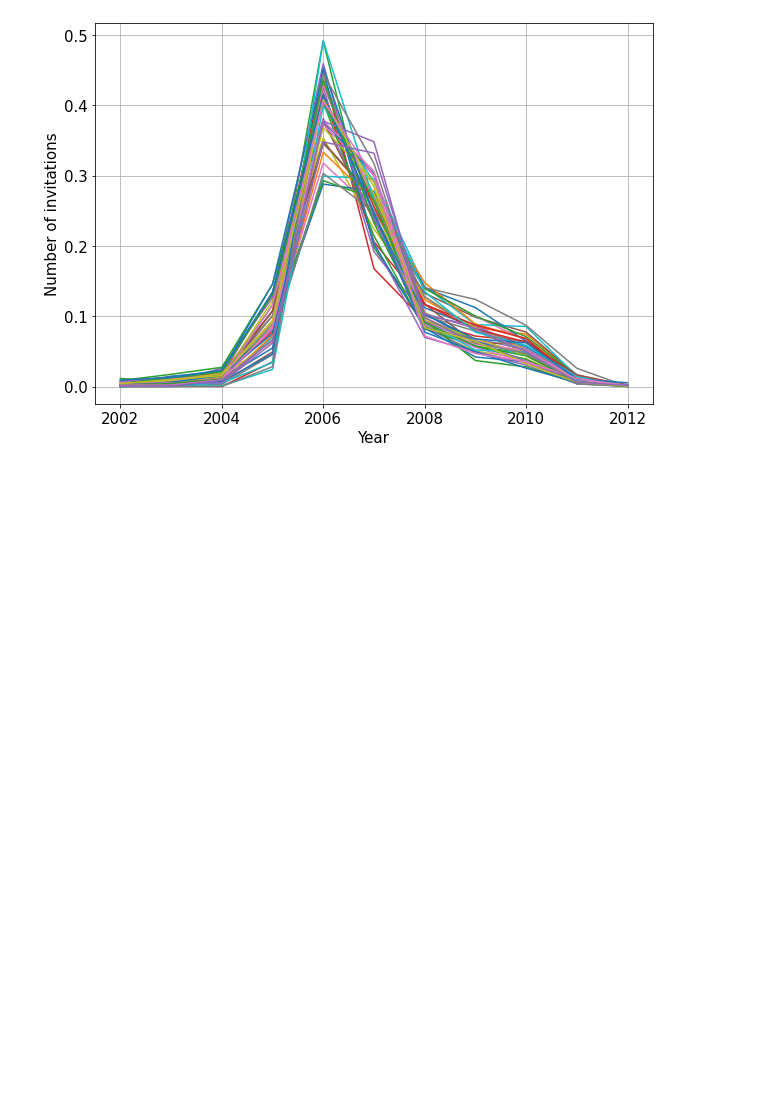
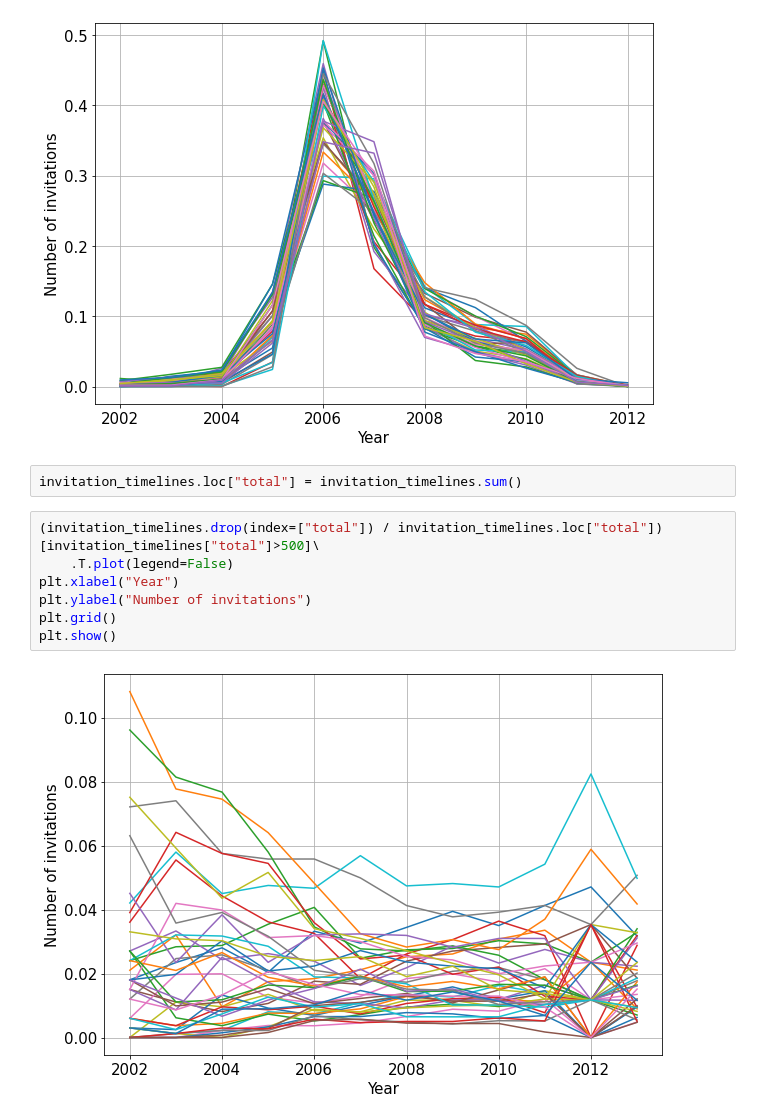
Before and after one commit to yasamanasgarii/wwcs-2022-memory-of-social-connections, a Jupyter notebook: social_network/00_data_exploration.ipynb, the cells around one changed output. Cells and saved outputs as stored; diff of their text form; blank space fills up the shorter version.

```diff
--- a/social_network/00_data_exploration.ipynb
+++ b/social_network/00_data_exploration.ipynb
@@ -218,3 +218,14 @@ plt.grid()
 plt.show()
 # %% [output]
 [figure]
+# %%
+invitation_timelines.loc["total"] = invitation_timelines.sum()
+# %%
+(invitation_timelines.drop(index=["total"]) / invitation_timelines.loc["total"])[invitation_timelines["total"]>500]\
+    .T.plot(legend=False)
+plt.xlabel("Year")
+plt.ylabel("Number of invitations")
+plt.grid()
+plt.show()
+# %% [output]
+[figure, added]
```
